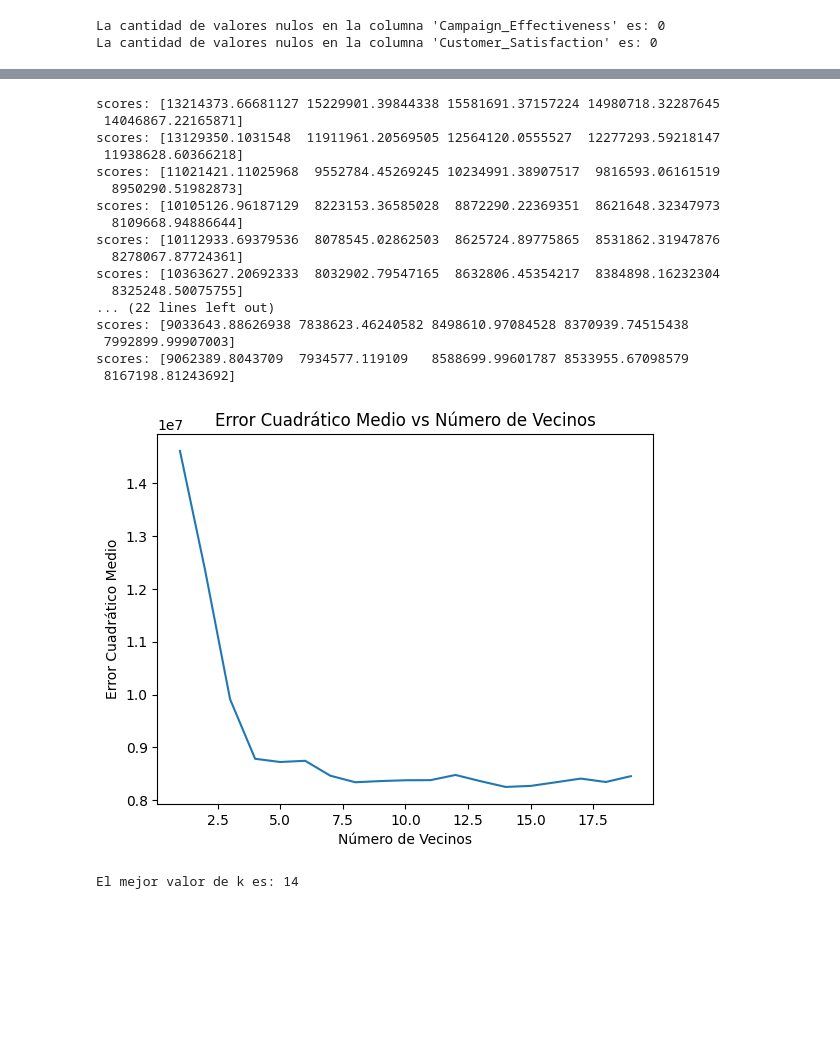
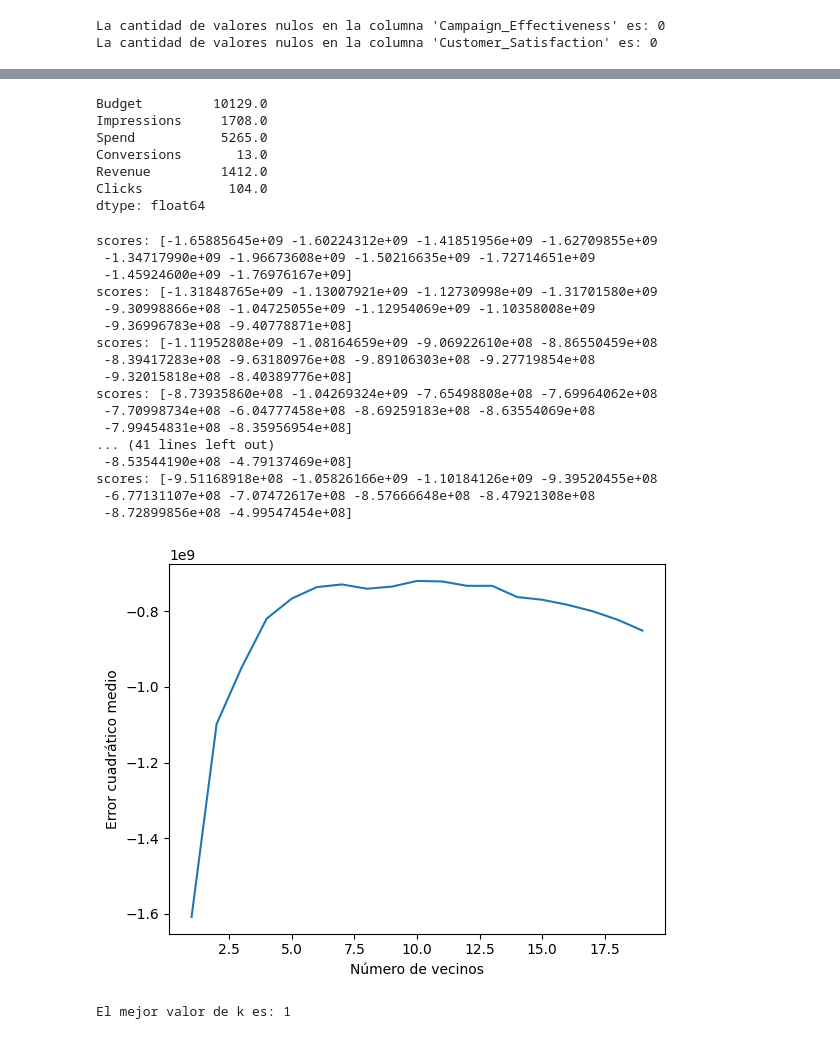
Before and after one commit to Germandcont/Data_Analysis_Project, a Jupyter notebook: Notebooks/Notebook.ipynb, the cells around one changed output, grey strips where cells are left out. Saved outputs shown, nothing was run; the diff lists cells and outputs as text; code cells hidden in the pictures; blank space fills up the shorter version.

```diff
--- a/Notebooks/Notebook.ipynb
+++ b/Notebooks/Notebook.ipynb
@@ -580,0 +533,9 @@ xtrain, xtest, ytrain, ytest = train_test_split(df_with_conversion.drop(columns=
+# %%
+# Crear una copia del DataFrame excluyendo los valores nulos de todas las columnas excepto 'Clicks'
+df_train1 = df.dropna(subset=[col for col in df.columns if col != 'Impressions'])
+
+# Mantener los valores nulos en la columna 'Region'
+df_train1['Impressions'] = df['Impressions']
+
+# Verificar nulos de df_trai
+df_train1.isnull().sum()
@@ -581,41 +568,59 @@ xtrain, xtest, ytrain, ytest = train_test_split(df_with_conversion.drop(columns=
+# %%
+# CR, IMPRESSIONS, ROI, SPEND, CONVERSIONS, REVENUE, CTR, CLICKS, Budget
+columnas_train = ['Budget', 'Impressions' , 'Spend', 'Conversions', 'Revenue', 'Clicks']
+# %%
+#Verificar que no hay valores negativos en estas columnas
+df_train1[columnas_train].min()
+# %% [output]
+Budget         10129.0
+Impressions     1708.0
+Spend           5265.0
+Conversions       13.0
+Revenue         1412.0
+Clicks           104.0
+dtype: float64
+# %%
+# Separar la varible objetivo (y) y las variables predictoras (X). Donde Clicks es la variable objetivo
+df_with_impressions = df_train1.dropna(subset=['Impressions'])
+df_without_impressions = df_train1[df_train1['Impressions'].isnull()].drop(columns='Impressions')
+# %%
+x_train, x_test, y_train, y_test = train_test_split(df_with_impressions[columnas_train], df_with_impressions['Impressions'], test_size=0.2, random_state=42)
 # %%
 mse = []
 k_range = range(1, 20)
 
 for k in k_range:
     knn = KNeighborsRegressor(n_neighbors=k)
-
-    scores = -cross_val_score(knn, xtrain, ytrain, cv=5, scoring="neg_mean_squared_error")
+    scores = cross_val_score(knn, x_train, y_train, cv=10, scoring='neg_mean_squared_error')
     mse.append(scores.mean())
     print(f"scores: {scores}")
 
-# Graficar el error cuadrático medio en función del número de vecinos
+#Graficar el error cuadratico medio en funcion del numero de vecinos
 plt.plot(k_range, mse)
-plt.xlabel("Número de Vecinos")
-plt.ylabel("Error Cuadrático Medio")
-plt.title("Error Cuadrático Medio vs Número de Vecinos")
+plt.xlabel('Número de vecinos')
+plt.ylabel('Error cuadrático medio')
 plt.show()
 # %% [output]
-scores: [13214373.66681127 15229901.39844338 15581691.37157224 14980718.32287645
- 14046867.22165871]
-scores: [13129350.1031548  11911961.20569505 12564120.0555527  12277293.59218147
- 11938628.60366218]
-scores: [11021421.11025968  9552784.45269245 10234991.38907517  9816593.06161519
-  8950290.51982873]
-scores: [10105126.96187129  8223153.36585028  8872290.22369351  8621648.32347973
-  8109668.94886644]
-scores: [10112933.69379536  8078545.02862503  8625724.89775865  8531862.31947876
-  8278067.87724361]
-scores: [10363627.20692333  8032902.79547165  8632806.45354217  8384898.16232304
-  8325248.50075755]
-... (22 lines left out)
-scores: [9033643.88626938 7838623.46240582 8498610.97084528 8370939.74515438
- 7992899.99907003]
-scores: [9062389.8043709  7934577.119109   8588699.99601787 8533955.67098579
- 8167198.81243692]
+scores: [-1.65885645e+09 -1.60224312e+09 -1.41851956e+09 -1.62709855e+09
+ -1.34717990e+09 -1.96673608e+09 -1.50216635e+09 -1.72714651e+09
+ -1.45924600e+09 -1.76976167e+09]
+scores: [-1.31848765e+09 -1.13007921e+09 -1.12730998e+09 -1.31701580e+09
+ -9.30998866e+08 -1.04725055e+09 -1.12954069e+09 -1.10358008e+09
+ -9.36996783e+08 -9.40778871e+08]
+scores: [-1.11952808e+09 -1.08164659e+09 -9.06922610e+08 -8.86550459e+08
+ -8.39417283e+08 -9.63180976e+08 -9.89106303e+08 -9.27719854e+08
+ -9.32015818e+08 -8.40389776e+08]
+scores: [-8.73935860e+08 -1.04269324e+09 -7.65498808e+08 -7.69964062e+08
+ -7.70998734e+08 -6.04777458e+08 -8.69259183e+08 -8.63554069e+08
+ -7.99454831e+08 -8.35956954e+08]
+... (41 lines left out)
+ -8.53544190e+08 -4.79137469e+08]
+scores: [-9.51168918e+08 -1.05826166e+09 -1.10184126e+09 -9.39520455e+08
+ -6.77131107e+08 -7.07472617e+08 -8.57666648e+08 -8.47921308e+08
+ -8.72899856e+08 -4.99547454e+08]
-[figure, old version]
+[figure, new version]
 # %%
 best_k = k_range[mse.index(min(mse))]
 print(f"El mejor valor de k es: {best_k}")
 # %% [output]
-El mejor valor de k es: 14
+El mejor valor de k es: 1
```
Also changed, not shown: parts of 24 cells of this notebook, 1 other file.
